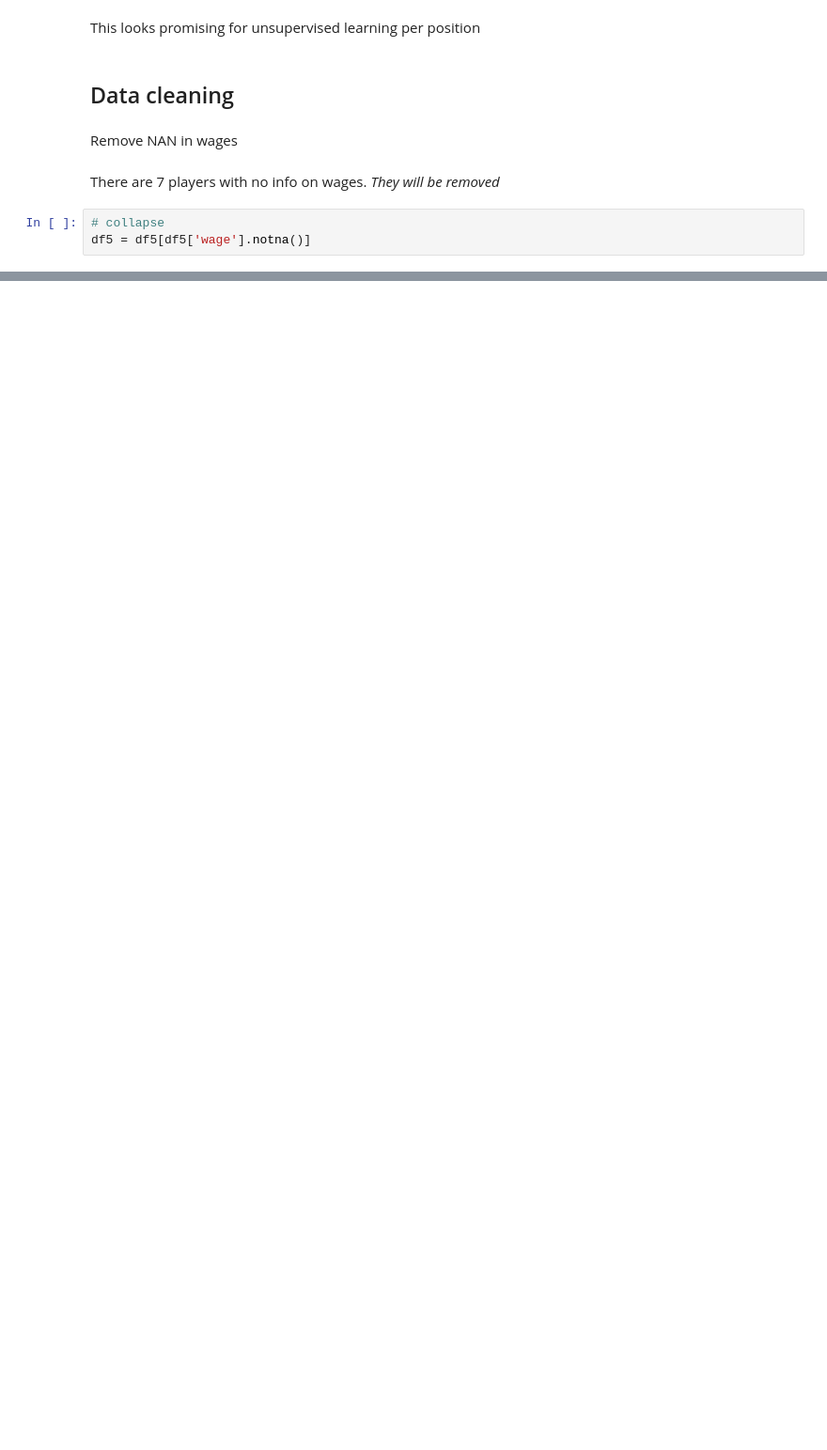
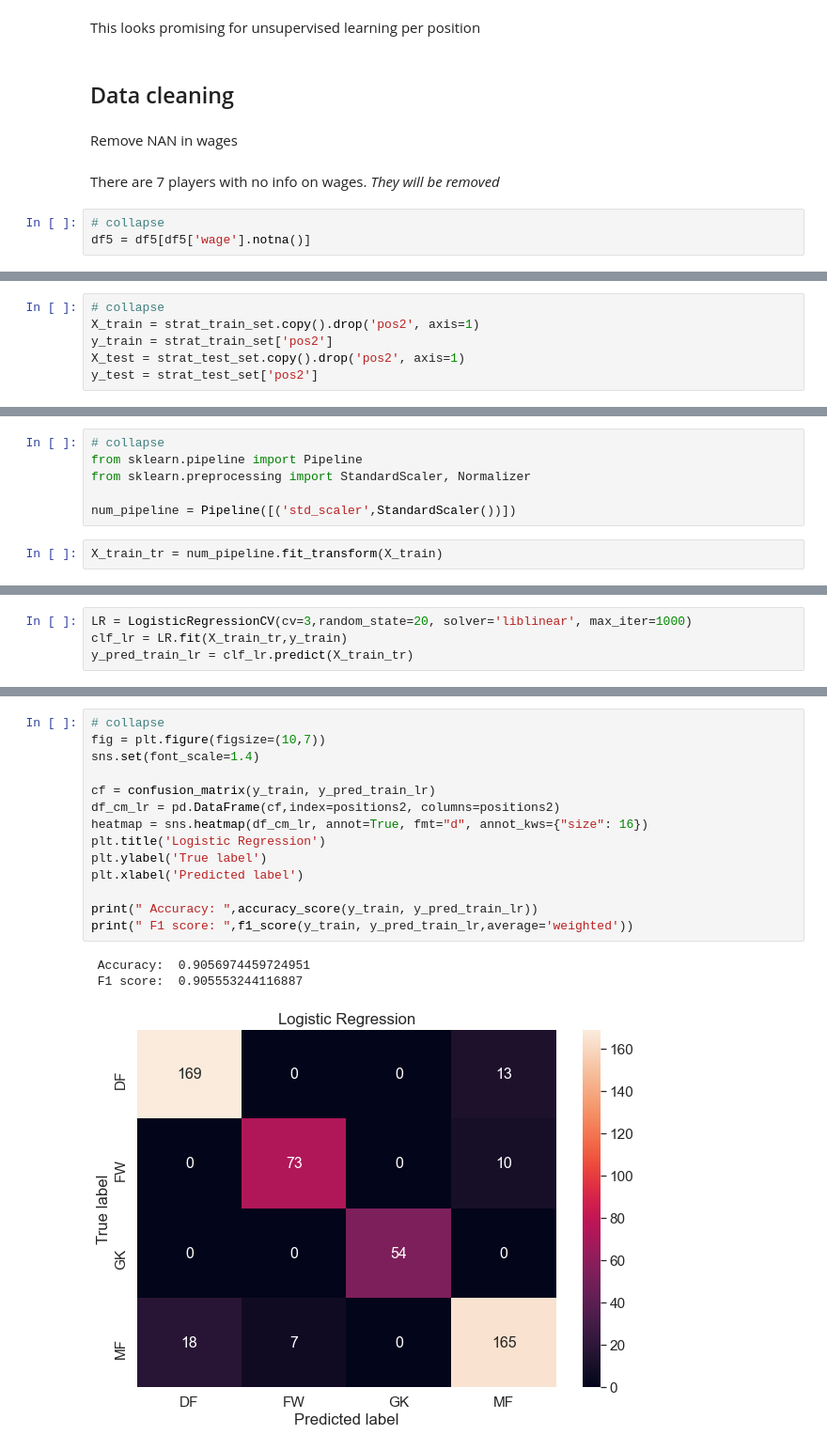
Before and after one commit to Riyan-Aditya/myblog, a Jupyter notebook: _notebooks/2020-11-09-FIFA21-EPL-pos-pred.ipynb, the cells around one changed output, grey strips where cells are left out. Shown: that part at 94% size. Cells and saved outputs as stored; diff of their text form; blank space fills up the shorter version.

```diff
--- a/_notebooks/2020-11-09-FIFA21-EPL-pos-pred.ipynb
+++ b/_notebooks/2020-11-09-FIFA21-EPL-pos-pred.ipynb
@@ -1160,0 +1211,6 @@ df5 = df5[df5['wage'].notna()]
+# %%
+# collapse
+X_train = strat_train_set.copy().drop('pos2', axis=1)
+y_train = strat_train_set['pos2']
+X_test = strat_test_set.copy().drop('pos2', axis=1)
+y_test = strat_test_set['pos2']
@@ -1160,0 +1221,8 @@ df5 = df5[df5['wage'].notna()]
+# %%
+# collapse
+from sklearn.pipeline import Pipeline
+from sklearn.preprocessing import StandardScaler, Normalizer
+
+num_pipeline = Pipeline([('std_scaler',StandardScaler())])
+# %%
+X_train_tr = num_pipeline.fit_transform(X_train)
@@ -1160,0 +1238,4 @@ df5 = df5[df5['wage'].notna()]
+# %%
+LR = LogisticRegressionCV(cv=3,random_state=20, solver='liblinear', max_iter=1000)
+clf_lr = LR.fit(X_train_tr,y_train)
+y_pred_train_lr = clf_lr.predict(X_train_tr)
@@ -1160,0 +1246,18 @@ df5 = df5[df5['wage'].notna()]
+# %%
+# collapse
+fig = plt.figure(figsize=(10,7))
+sns.set(font_scale=1.4)
+
+cf = confusion_matrix(y_train, y_pred_train_lr)
+df_cm_lr = pd.DataFrame(cf,index=positions2, columns=positions2)
+heatmap = sns.heatmap(df_cm_lr, annot=True, fmt="d", annot_kws={"size": 16})
+plt.title('Logistic Regression')
+plt.ylabel('True label')
+plt.xlabel('Predicted label')
+
+print(" Accuracy: ",accuracy_score(y_train, y_pred_train_lr))
+print(" F1 score: ",f1_score(y_train, y_pred_train_lr,average='weighted'))
+# %% [output]
+ Accuracy:  0.9056974459724951
+ F1 score:  0.905553244116887
+[figure, added]
```
Also changed, not shown: parts of 54 cells of this notebook.
